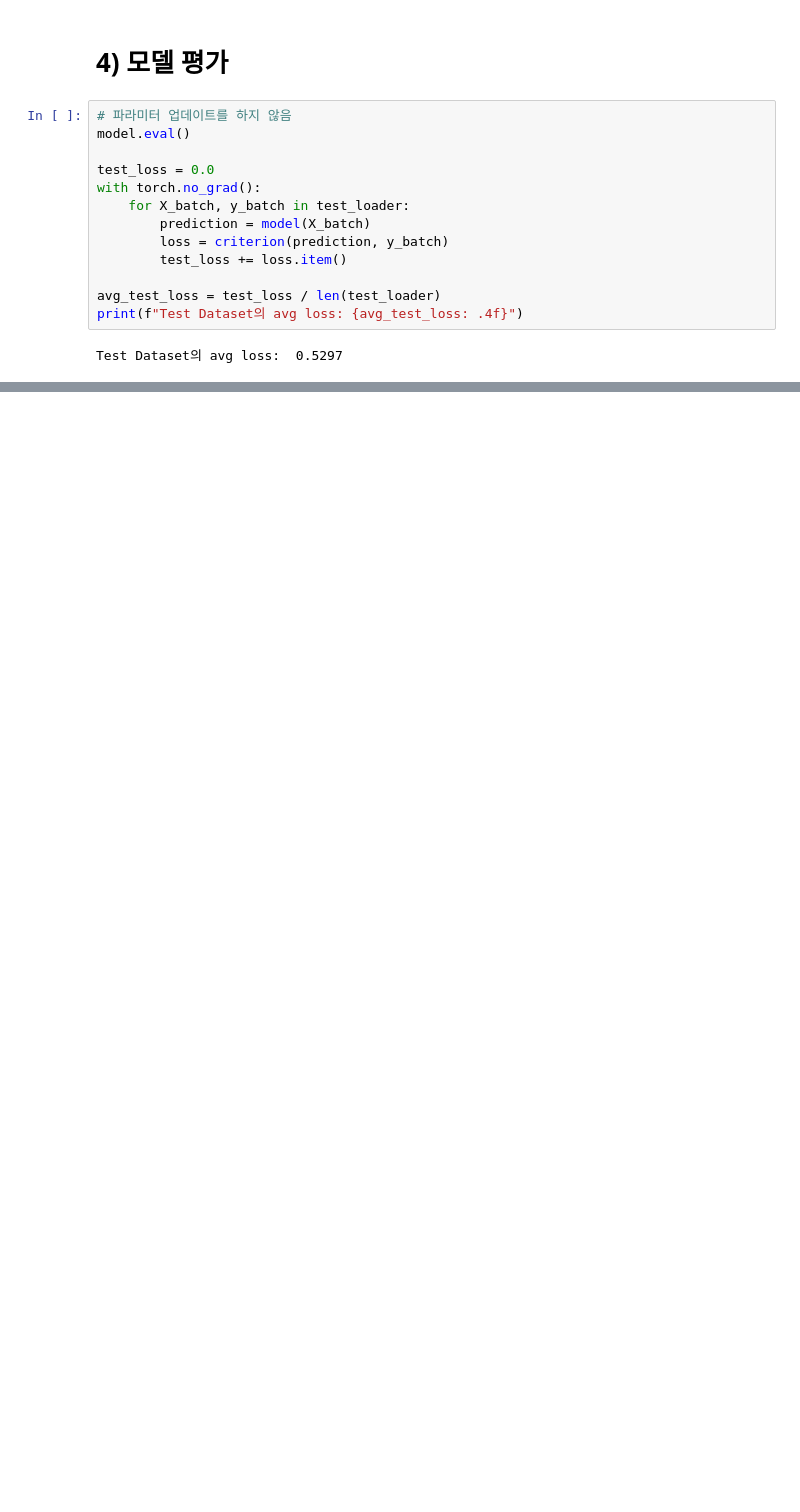
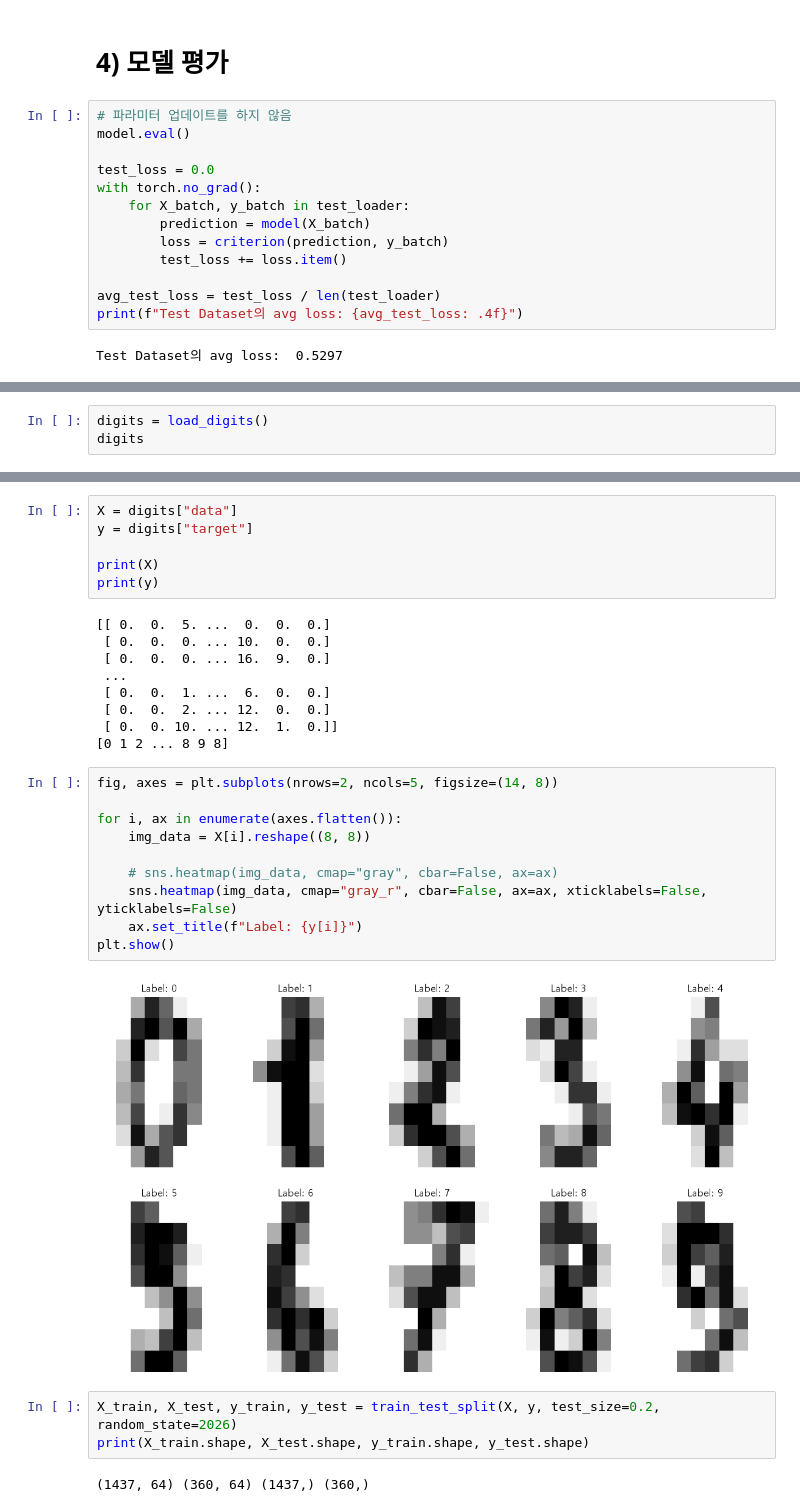
Before and after one commit to Seu1k2/kdt_ml, a Jupyter notebook: 11. 머신러닝(SGD, ADAM).ipynb, the cells around one changed output, grey strips where cells are left out. Drawn from its saved outputs; the diff is of its cells as text; blank space fills up the shorter version.

```diff
--- a/11. 머신러닝(SGD, ADAM, 손글씨 데이터셋).ipynb
+++ b/11. 머신러닝(SGD, ADAM).ipynb
@@ -505,0 +522,3 @@ Test Epoch: 100/100 Avg Loss: 0.5297
+# %%
+digits = load_digits()
+digits
@@ -505,0 +543,32 @@ Test Epoch: 100/100 Avg Loss: 0.5297
+# %%
+X = digits["data"]
+y = digits["target"]
+
+print(X)
+print(y)
+# %% [output]
+[[ 0.  0.  5. ...  0.  0.  0.]
+ [ 0.  0.  0. ... 10.  0.  0.]
+ [ 0.  0.  0. ... 16.  9.  0.]
+ ...
+ [ 0.  0.  1. ...  6.  0.  0.]
+ [ 0.  0.  2. ... 12.  0.  0.]
+ [ 0.  0. 10. ... 12.  1.  0.]]
+[0 1 2 ... 8 9 8]
+# %%
+fig, axes = plt.subplots(nrows=2, ncols=5, figsize=(14, 8))
+
+for i, ax in enumerate(axes.flatten()):
+    img_data = X[i].reshape((8, 8))
+
+    # sns.heatmap(img_data, cmap="gray", cbar=False, ax=ax)
+    sns.heatmap(img_data, cmap="gray_r", cbar=False, ax=ax, xticklabels=False, yticklabels=False)
+    ax.set_title(f"Label: {y[i]}")
+plt.show()
+# %% [output]
+[figure, added]
+# %%
+X_train, X_test, y_train, y_test = train_test_split(X, y, test_size=0.2, random_state=2026)
+print(X_train.shape, X_test.shape, y_train.shape, y_test.shape)
+# %% [output]
+(1437, 64) (360, 64) (1437,) (360,)
```
Also changed, not shown: parts of 28 cells of this notebook, 2 other files.
